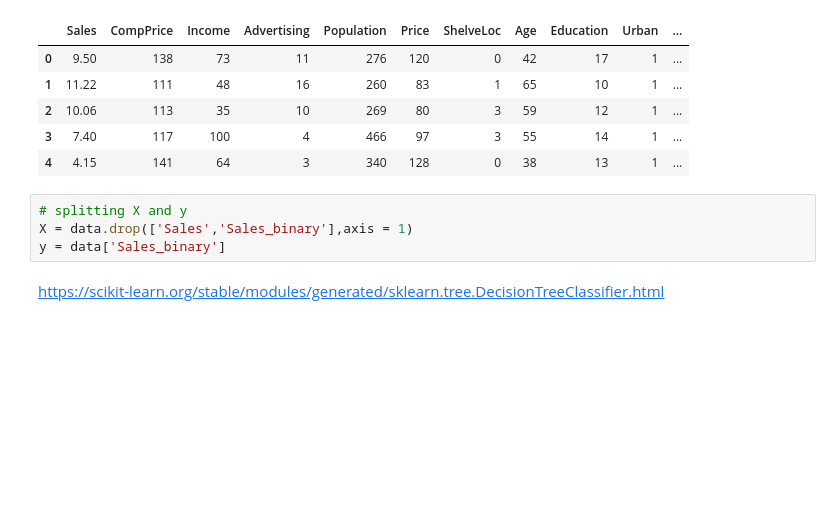
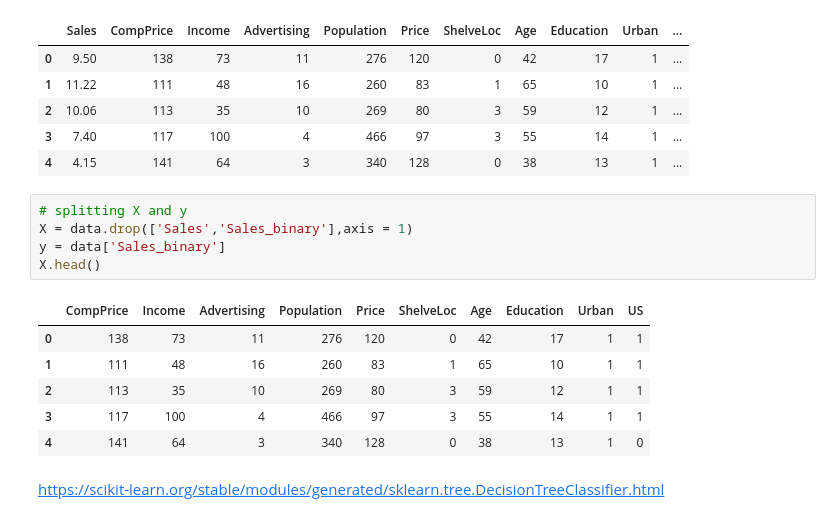
Before and after one commit to ZiqiLi379/STATS-302-Intro-to-ML, a Jupyter notebook: Week_4/STATS302_Week_4_Fitting_Classification_Trees.ipynb, the cells around one changed output. Saved outputs shown, nothing was run; the diff lists cells and outputs as text; blank space fills up the shorter version.

```diff
--- a/Week_4/STATS302_Week_4_Fitting_Classification_Trees.ipynb
+++ b/Week_4/STATS302_Week_4_Fitting_Classification_Trees.ipynb
@@ -106,7 +105,15 @@ data.head()
 # %%
 # splitting X and y
 X = data.drop(['Sales','Sales_binary'],axis = 1)
 y = data['Sales_binary']
+X.head()
+# %% [output]
+|  | CompPrice | Income | Advertising | Population | Price | ShelveLoc | Age | Education | Urban | US |
+| 0 | 138 | 73 | 11 | 276 | 120 | 0 | 42 | 17 | 1 | 1 |
+| 1 | 111 | 48 | 16 | 260 | 83 | 1 | 65 | 10 | 1 | 1 |
+| 2 | 113 | 35 | 10 | 269 | 80 | 3 | 59 | 12 | 1 | 1 |
+| 3 | 117 | 100 | 4 | 466 | 97 | 3 | 55 | 14 | 1 | 1 |
+| 4 | 141 | 64 | 3 | 340 | 128 | 0 | 38 | 13 | 1 | 0 |
 # %% [markdown]
 https://scikit-learn.org/stable/modules/generated/sklearn.tree.DecisionTreeClassifier.html
 # %%
```
Also changed, not shown: parts of 11 cells of this notebook.
